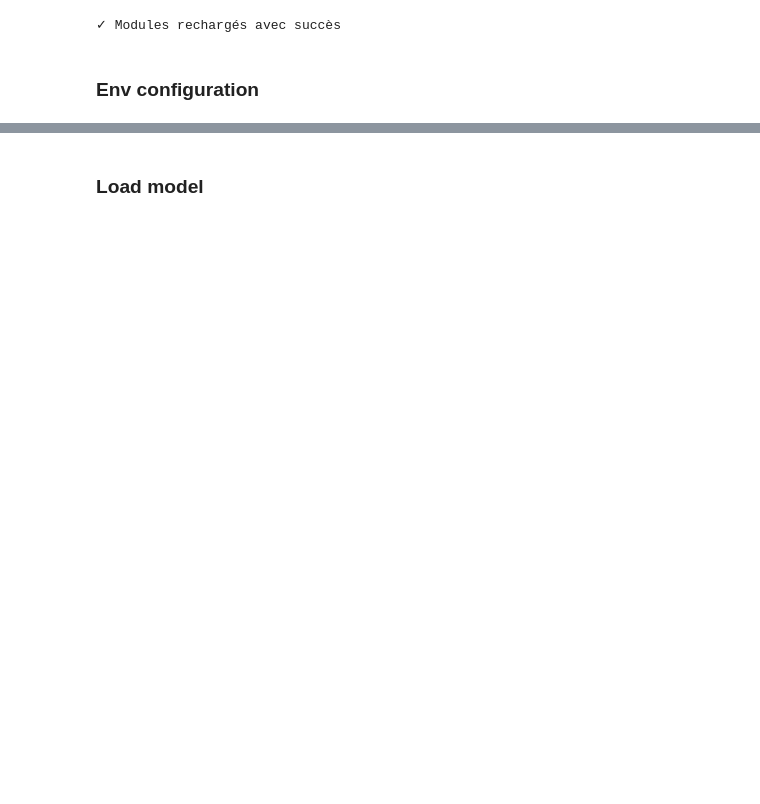
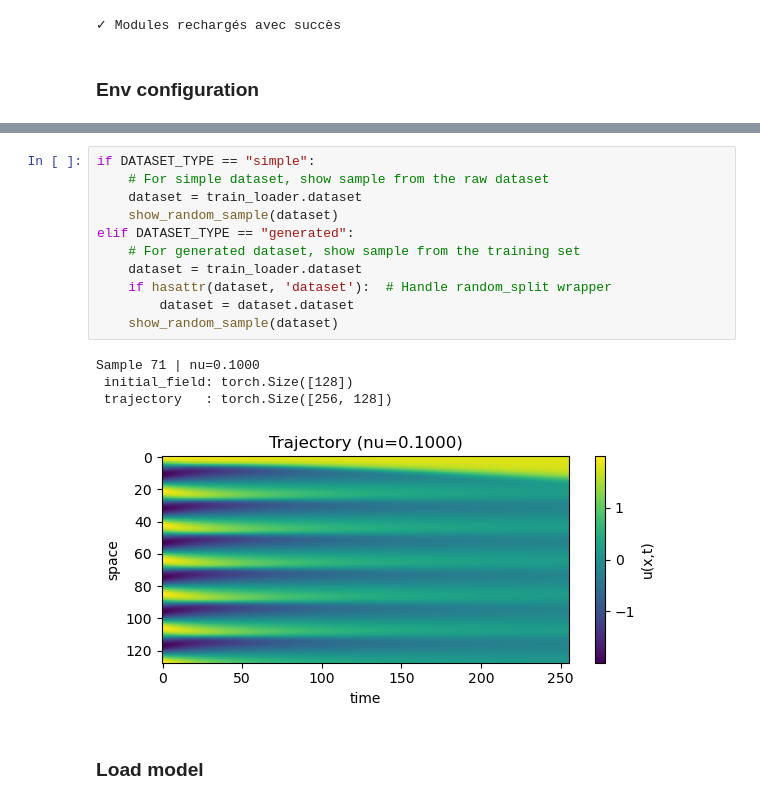
Before and after one commit to Samuel-Chapuis/CS-NFTM-Fork, a Jupyter notebook: NFTM_for_Physic/Devlopement/main.ipynb, the cells around one changed output, grey strips where cells are left out. Saved outputs shown, nothing was run; the diff lists cells and outputs as text; blank space fills up the shorter version.

```diff
--- a/NFTM_for_Physic/Devlopement/main.ipynb
+++ b/NFTM_for_Physic/Devlopement/main.ipynb
@@ -85,3 +126,19 @@ Data shapes:
+# %%
+if DATASET_TYPE == "simple":
+    # For simple dataset, show sample from the raw dataset
+    dataset = train_loader.dataset
+    show_random_sample(dataset)
+elif DATASET_TYPE == "generated":
+    # For generated dataset, show sample from the training set
+    dataset = train_loader.dataset
+    if hasattr(dataset, 'dataset'):  # Handle random_split wrapper
+        dataset = dataset.dataset
+    show_random_sample(dataset)
+# %% [output]
+Sample 71 | nu=0.1000
+ initial_field: torch.Size([128])
+ trajectory   : torch.Size([256, 128])
+[figure, added]
 # %% [markdown]
 ### Load model
 # %%
```
Also changed, not shown: parts of 12 cells of this notebook, 1 other file.
